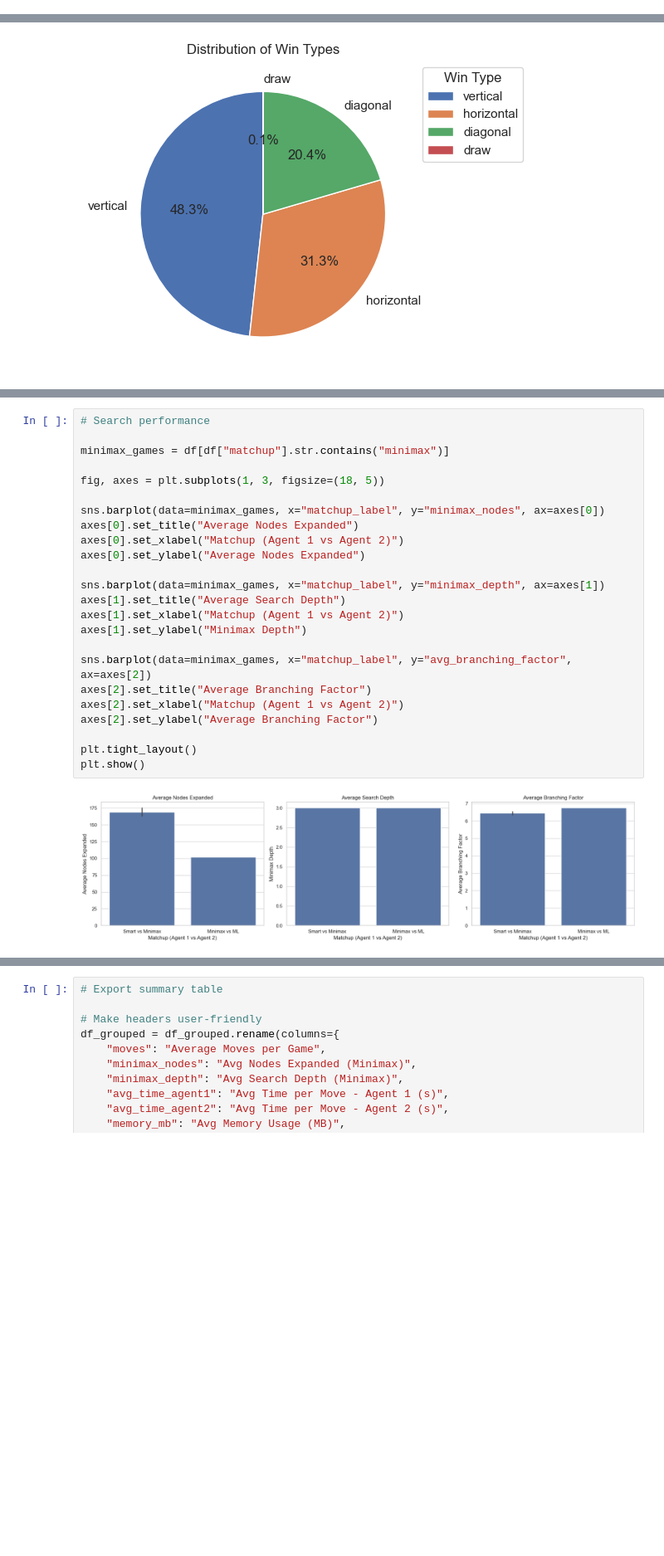
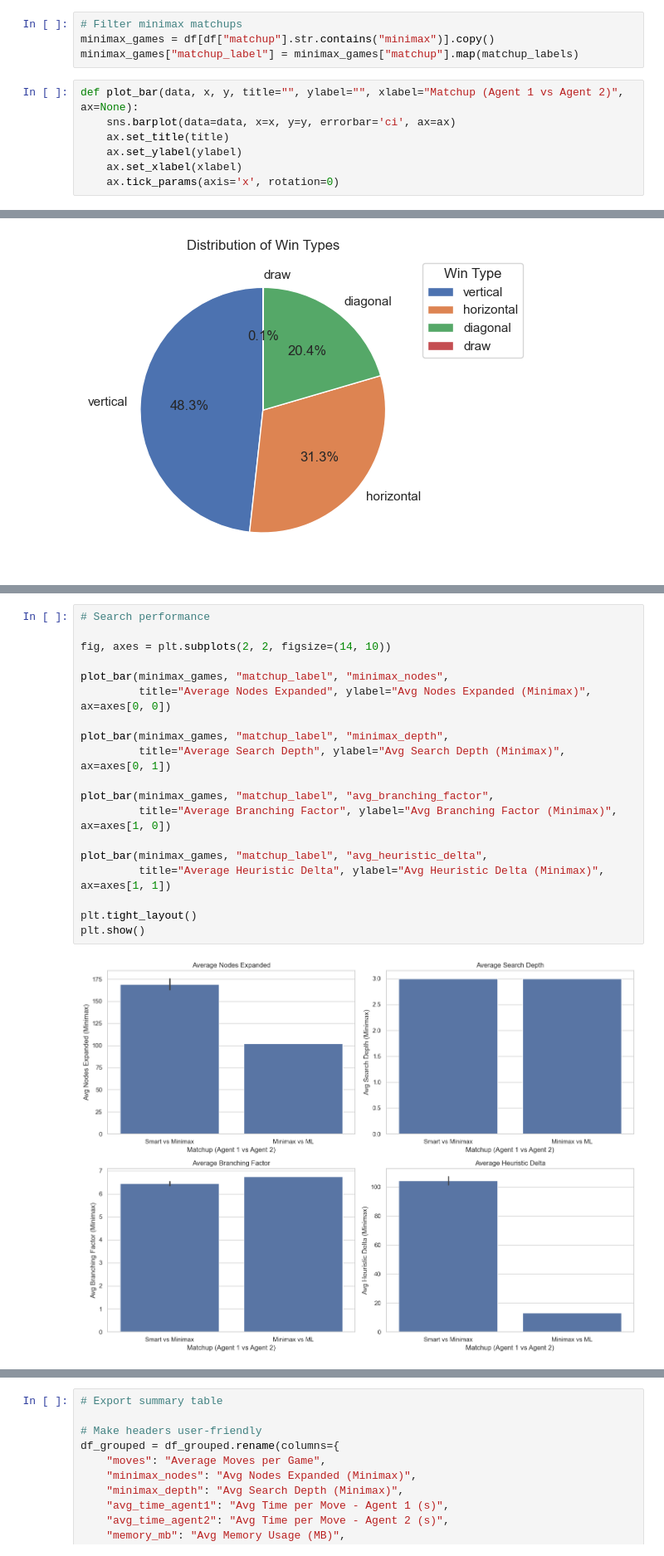
Before and after one commit to Shelly855/connect4-evaluation, a Jupyter notebook: performance_evaluation.ipynb, the cells around one changed output, grey strips where cells are left out. Shown at 83% size. Cells and saved outputs as stored; diff of their text form; blank space fills up the shorter version.

```diff
--- a/performance_evaluation.ipynb
+++ b/performance_evaluation.ipynb
@@ -11,0 +22,11 @@ df = pd.read_csv("game_results.csv")
+# %%
+# Filter minimax matchups
+minimax_games = df[df["matchup"].str.contains("minimax")].copy()
+minimax_games["matchup_label"] = minimax_games["matchup"].map(matchup_labels)
+# %%
+def plot_bar(data, x, y, title="", ylabel="", xlabel="Matchup (Agent 1 vs Agent 2)", ax=None):
+    sns.barplot(data=data, x=x, y=y, errorbar='ci', ax=ax)
+    ax.set_title(title)
+    ax.set_ylabel(ylabel)
+    ax.set_xlabel(xlabel)
+    ax.tick_params(axis='x', rotation=0)
@@ -87,26 +124,21 @@ These reflect variability across 500 simulated games.
 # %%
 # Search performance
 
-minimax_games = df[df["matchup"].str.contains("minimax")]
+fig, axes = plt.subplots(2, 2, figsize=(14, 10))
 
-fig, axes = plt.subplots(1, 3, figsize=(18, 5))
+plot_bar(minimax_games, "matchup_label", "minimax_nodes",
+         title="Average Nodes Expanded", ylabel="Avg Nodes Expanded (Minimax)", ax=axes[0, 0])
 
-sns.barplot(data=minimax_games, x="matchup_label", y="minimax_nodes", ax=axes[0])
-axes[0].set_title("Average Nodes Expanded")
-axes[0].set_xlabel("Matchup (Agent 1 vs Agent 2)")
-axes[0].set_ylabel("Average Nodes Expanded")
+plot_bar(minimax_games, "matchup_label", "minimax_depth",
+         title="Average Search Depth", ylabel="Avg Search Depth (Minimax)", ax=axes[0, 1])
 
-sns.barplot(data=minimax_games, x="matchup_label", y="minimax_depth", ax=axes[1])
-axes[1].set_title("Average Search Depth")
-axes[1].set_xlabel("Matchup (Agent 1 vs Agent 2)")
-axes[1].set_ylabel("Minimax Depth")
+plot_bar(minimax_games, "matchup_label", "avg_branching_factor",
+         title="Average Branching Factor", ylabel="Avg Branching Factor (Minimax)", ax=axes[1, 0])
 
-sns.barplot(data=minimax_games, x="matchup_label", y="avg_branching_factor", ax=axes[2])
-axes[2].set_title("Average Branching Factor")
-axes[2].set_xlabel("Matchup (Agent 1 vs Agent 2)")
-axes[2].set_ylabel("Average Branching Factor")
+plot_bar(minimax_games, "matchup_label", "avg_heuristic_delta",
+         title="Average Heuristic Delta", ylabel="Avg Heuristic Delta (Minimax)", ax=axes[1, 1])
 
 plt.tight_layout()
 plt.show()
 # %% [output]
-[figure, old version]
+[figure, new version]
```
Also changed, not shown: parts of 11 cells of this notebook, 1 other file.
